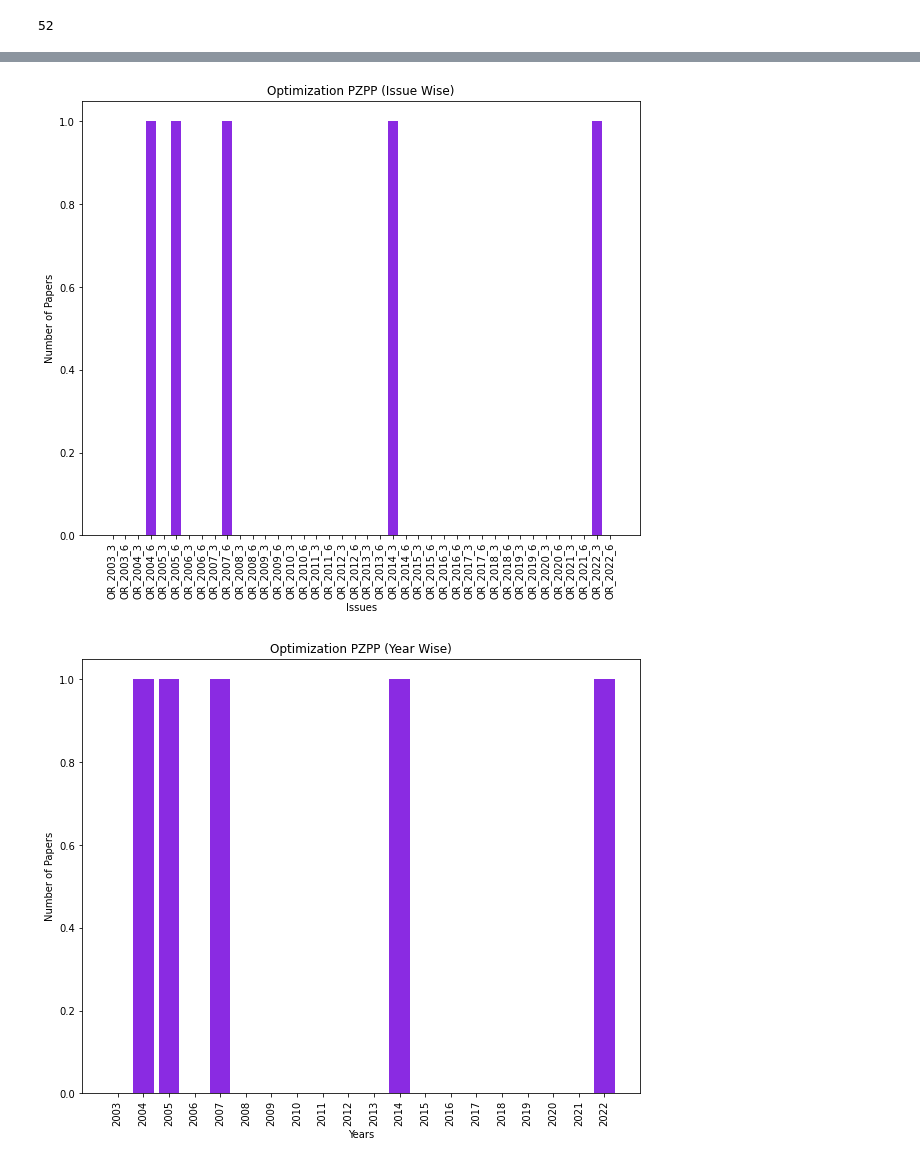
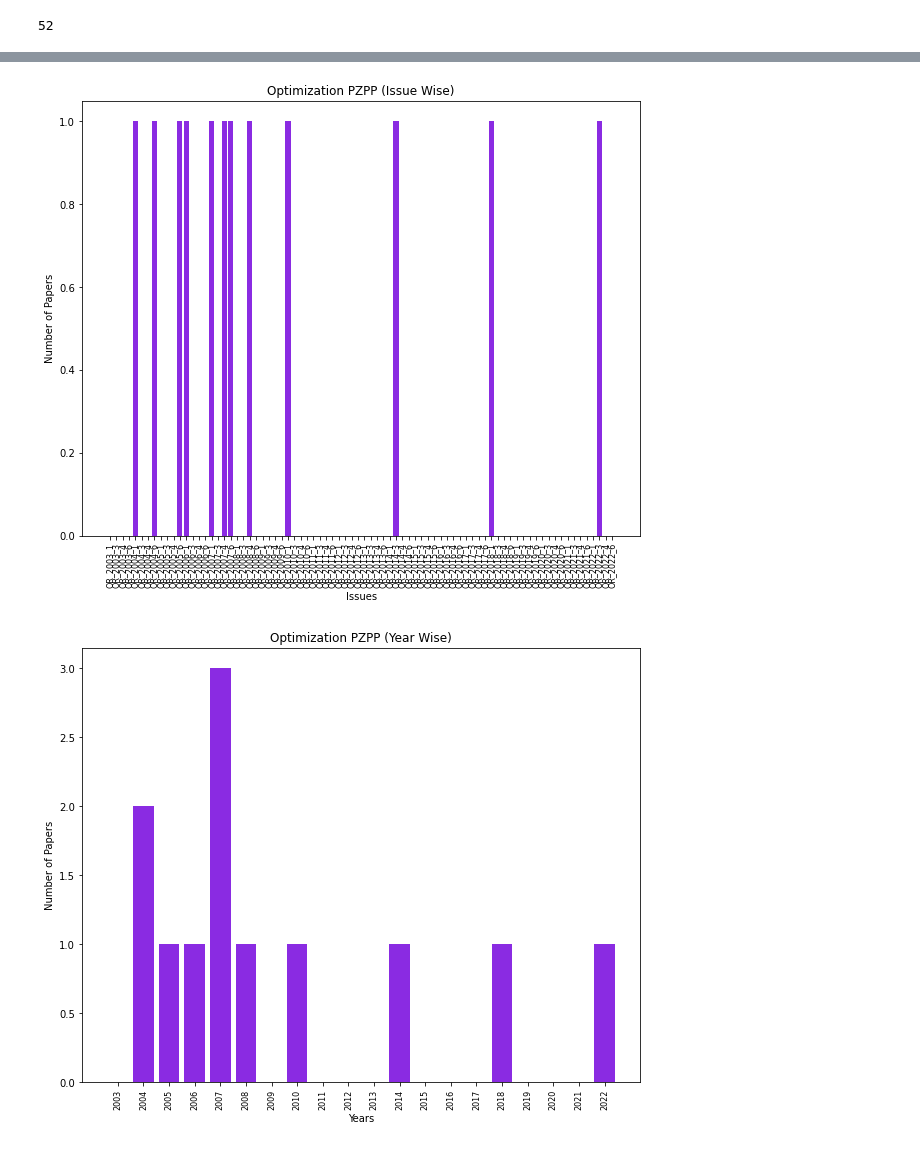
Before and after one commit to aaryaniitd/Journals_Statistical_Analysis, a Jupyter notebook: OR Analysis.ipynb, the cells around one changed output, grey strips where cells are left out. Saved outputs shown, nothing was run; the diff lists cells and outputs as text; code cells hidden in the pictures.

```diff
--- a/OR Analysis.ipynb
+++ b/OR Analysis.ipynb
@@ -259,6 +262,6 @@ operations_and_supply_chains_issue, operations_and_supply_chains_year = utilitie
 # %%
-optimization_pzpp_issue, optimization_pzpp_year = utilities.department_pzpp('Optimization', ('optimization','optimiation', 'robust optimization', 'networks/graphs: theory', 'methods'), address_list)
+optimization_pzpp_issue, optimization_pzpp_year = utilities.department_pzpp('Optimization', ('optimization','robust optimization','networks/graphs: theory','methods'), address_list)
 # %% [output]
-[figure, old version]
+[figure, new version]
-[figure, old version]
+[figure, new version]
 # %%
```
Also changed, not shown: parts of 21 cells of this notebook, 1 other file.
